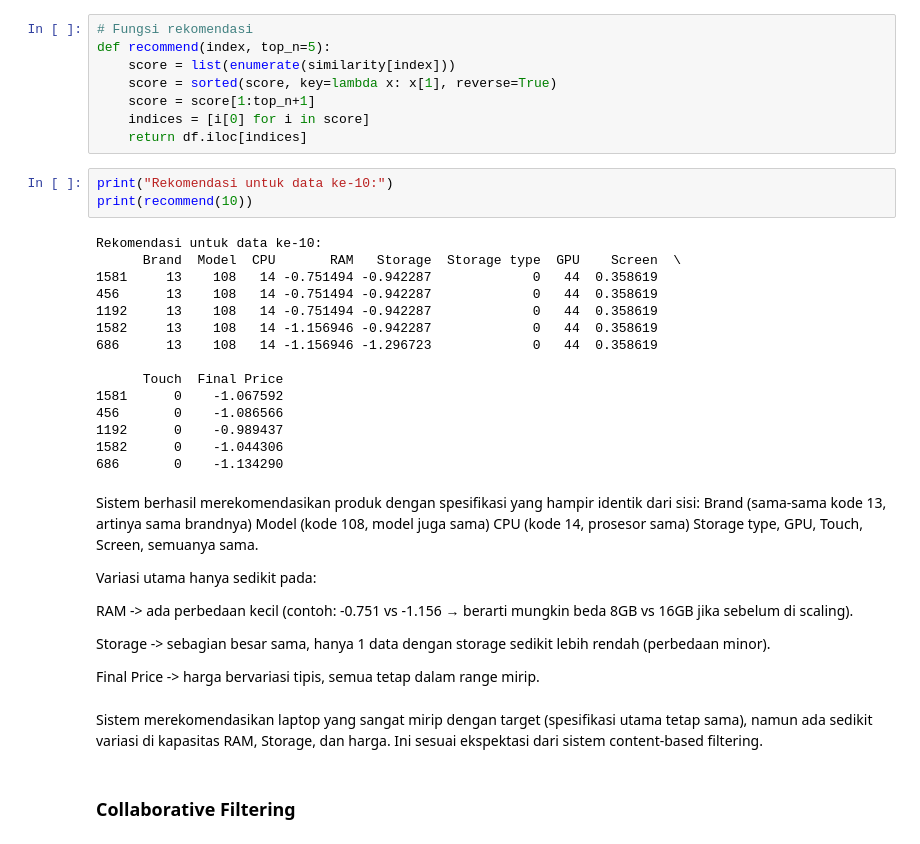
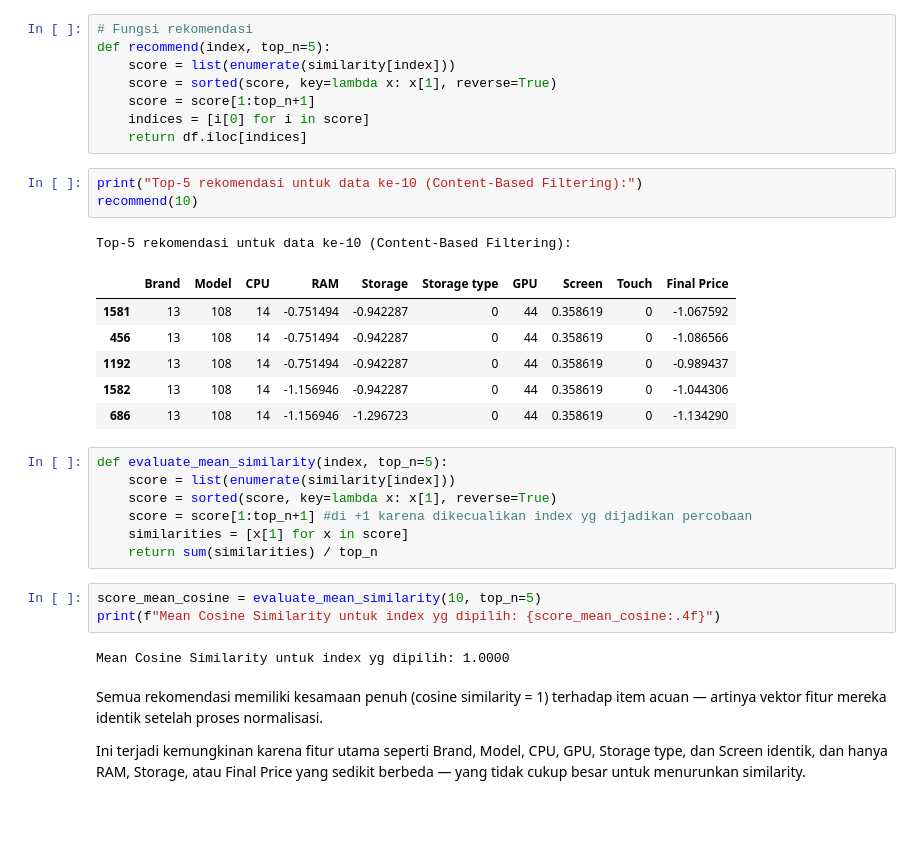
Before and after one commit to M4tchaa/submission-mlt2, a Jupyter notebook: model_rekomendasi_arliyandi.ipynb, the cells around one changed output. Cells and saved outputs as stored; diff of their text form; blank space fills up the shorter version.

```diff
--- a/model_rekomendasi_arliyandi.ipynb
+++ b/model_rekomendasi_arliyandi.ipynb
@@ -221,38 +221,29 @@ def recommend(index, top_n=5):
     indices = [i[0] for i in score]
     return df.iloc[indices]
 # %%
-print("Rekomendasi untuk data ke-10:")
-print(recommend(10))
+print("Top-5 rekomendasi untuk data ke-10 (Content-Based Filtering):")
+recommend(10)
 # %% [output]
-Rekomendasi untuk data ke-10:
-      Brand  Model  CPU       RAM   Storage  Storage type  GPU    Screen  \
-1581     13    108   14 -0.751494 -0.942287             0   44  0.358619
-456      13    108   14 -0.751494 -0.942287             0   44  0.358619
-1192     13    108   14 -0.751494 -0.942287             0   44  0.358619
-1582     13    108   14 -1.156946 -0.942287             0   44  0.358619
-686      13    108   14 -1.156946 -1.296723             0   44  0.358619
-
-      Touch  Final Price
-1581      0    -1.067592
-456       0    -1.086566
-1192      0    -0.989437
-1582      0    -1.044306
-686       0    -1.134290
+Top-5 rekomendasi untuk data ke-10 (Content-Based Filtering):
+|  | Brand | Model | CPU | RAM | Storage | Storage type | GPU | Screen | Touch | Final Price |
+| 1581 | 13 | 108 | 14 | -0.751494 | -0.942287 | 0 | 44 | 0.358619 | 0 | -1.067592 |
+| 456 | 13 | 108 | 14 | -0.751494 | -0.942287 | 0 | 44 | 0.358619 | 0 | -1.086566 |
+| 1192 | 13 | 108 | 14 | -0.751494 | -0.942287 | 0 | 44 | 0.358619 | 0 | -0.989437 |
+| 1582 | 13 | 108 | 14 | -1.156946 | -0.942287 | 0 | 44 | 0.358619 | 0 | -1.044306 |
+| 686 | 13 | 108 | 14 | -1.156946 | -1.296723 | 0 | 44 | 0.358619 | 0 | -1.134290 |
+# %%
+def evaluate_mean_similarity(index, top_n=5):
+    score = list(enumerate(similarity[index]))
+    score = sorted(score, key=lambda x: x[1], reverse=True)
+    score = score[1:top_n+1] #di +1 karena dikecualikan index yg dijadikan percobaan
+    similarities = [x[1] for x in score]
+    return sum(similarities) / top_n
+# %%
+score_mean_cosine = evaluate_mean_similarity(10, top_n=5)
+print(f"Mean Cosine Similarity untuk index yg dipilih: {score_mean_cosine:.4f}")
+# %% [output]
+Mean Cosine Similarity untuk index yg dipilih: 1.0000
 # %% [markdown]
-Sistem berhasil merekomendasikan produk dengan spesifikasi yang hampir identik dari sisi:
-Brand (sama-sama kode 13, artinya sama brandnya)
-Model (kode 108, model juga sama)
-CPU (kode 14, prosesor sama)
-Storage type, GPU, Touch, Screen, semuanya sama.
+Semua rekomendasi memiliki kesamaan penuh (cosine similarity = 1) terhadap item acuan — artinya vektor fitur mereka identik setelah proses normalisasi.
 
-Variasi utama hanya sedikit pada:
-
-RAM -> ada perbedaan kecil (contoh: -0.751 vs -1.156 → berarti mungkin beda 8GB vs 16GB jika sebelum di scaling).
-
-Storage -> sebagian besar sama, hanya 1 data dengan storage sedikit lebih rendah (perbedaan minor).
-
-Final Price -> harga bervariasi tipis, semua tetap dalam range mirip.
+Ini terjadi kemungkinan karena fitur utama seperti Brand, Model, CPU, GPU, Storage type, dan Screen identik, dan hanya RAM, Storage, atau Final Price yang sedikit berbeda — yang tidak cukup besar untuk menurunkan similarity.
-# %% [markdown]
-Sistem merekomendasikan laptop yang sangat mirip dengan target (spesifikasi utama tetap sama), namun ada sedikit variasi di kapasitas RAM, Storage, dan harga. Ini sesuai ekspektasi dari sistem content-based filtering.
-# %% [markdown]
-### Collaborative Filtering ###
```
Also changed, not shown: parts of 4 cells of this notebook, 3 other files.
